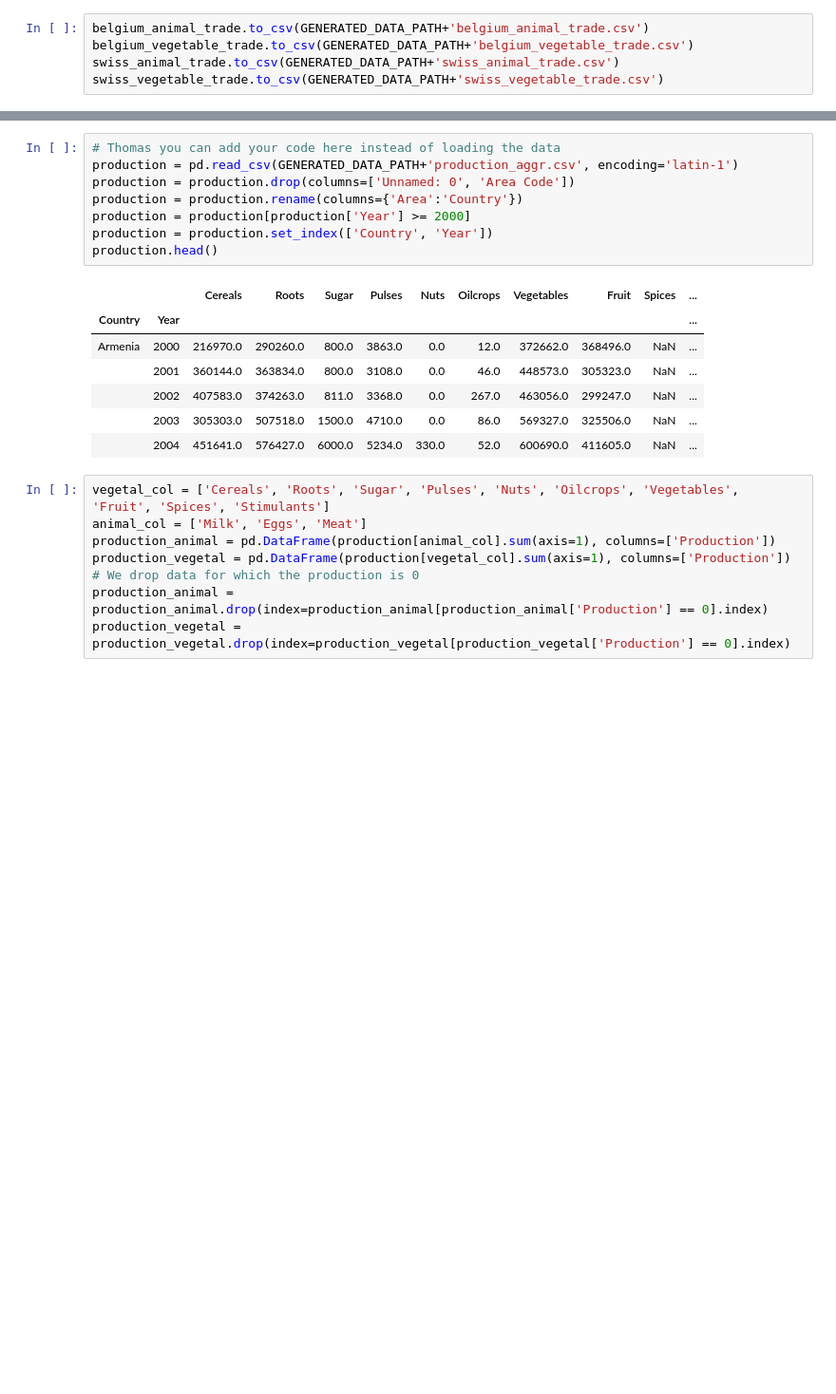
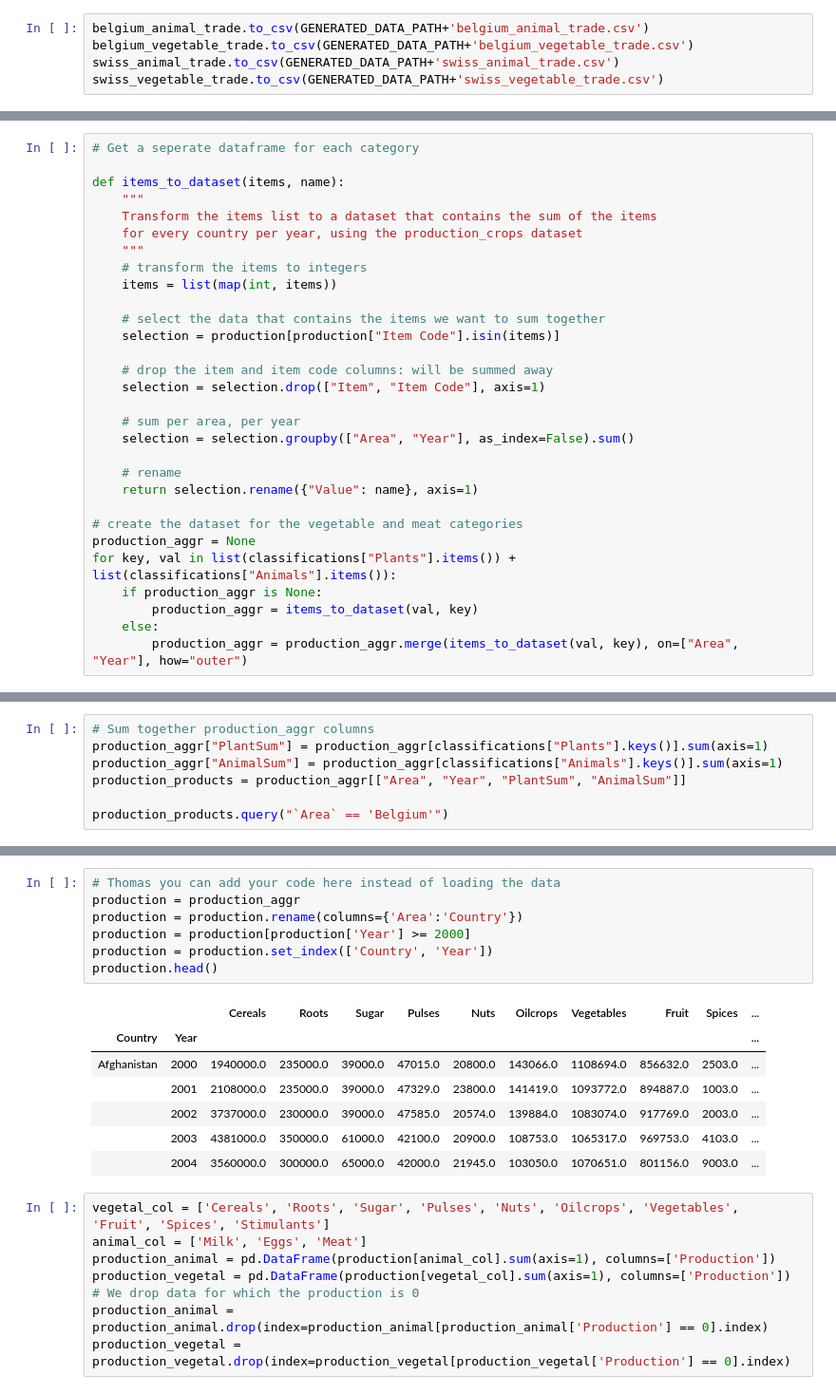
Before and after one commit to Lambo97/ADAProject, a Jupyter notebook: src/Milestone2.ipynb, the cells around one changed output, grey strips where cells are left out. Shown at 95% size. Cells and saved outputs as stored; diff of their text form; blank space fills up the shorter version.

Commit message:
Add production to milestone2 notebooke

```diff
--- a/src/Milestone2.ipynb
+++ b/src/Milestone2.ipynb
@@ -746,0 +917,30 @@ We now add the information about production
+# %%
+# Get a seperate dataframe for each category
+
+def items_to_dataset(items, name):
+    """
+    Transform the items list to a dataset that contains the sum of the items
+    for every country per year, using the production_crops dataset
+    """
+    # transform the items to integers
+    items = list(map(int, items))
+
+    # select the data that contains the items we want to sum together
+    selection = production[production["Item Code"].isin(items)]
+
+    # drop the item and item code columns: will be summed away
+    selection = selection.drop(["Item", "Item Code"], axis=1)
+
+    # sum per area, per year
+    selection = selection.groupby(["Area", "Year"], as_index=False).sum()
+
+    # rename
+    return selection.rename({"Value": name}, axis=1)
+
+# create the dataset for the vegetable and meat categories
+production_aggr = None
+for key, val in list(classifications["Plants"].items()) + list(classifications["Animals"].items()):
+    if production_aggr is None:
+        production_aggr = items_to_dataset(val, key)
+    else:
+        production_aggr = production_aggr.merge(items_to_dataset(val, key), on=["Area", "Year"], how="outer")
@@ -746,0 +960,7 @@ We now add the information about production
+# %%
+# Sum together production_aggr columns
+production_aggr["PlantSum"] = production_aggr[classifications["Plants"].keys()].sum(axis=1)
+production_aggr["AnimalSum"] = production_aggr[classifications["Animals"].keys()].sum(axis=1)
+production_products = production_aggr[["Area", "Year", "PlantSum", "AnimalSum"]]
+
+production_products.query("`Area` == 'Belgium'")
@@ -747,19 +1049,18 @@ We now add the information about production
 # %%
 # Thomas you can add your code here instead of loading the data
-production = pd.read_csv(GENERATED_DATA_PATH+'production_aggr.csv', encoding='latin-1')
-production = production.drop(columns=['Unnamed: 0', 'Area Code'])
+production = production_aggr
 production = production.rename(columns={'Area':'Country'})
 production = production[production['Year'] >= 2000]
 production = production.set_index(['Country', 'Year'])
 production.head()
 # %% [output]
 |  |  | Cereals | Roots | Sugar | Pulses | Nuts | Oilcrops | Vegetables | Fruit | Spices | ... |
 | Country | Year |  |  |  |  |  |  |  |  |  | ... |
-| Armenia | 2000 | 216970.0 | 290260.0 | 800.0 | 3863.0 | 0.0 | 12.0 | 372662.0 | 368496.0 | NaN | ... |
-|  | 2001 | 360144.0 | 363834.0 | 800.0 | 3108.0 | 0.0 | 46.0 | 448573.0 | 305323.0 | NaN | ... |
-|  | 2002 | 407583.0 | 374263.0 | 811.0 | 3368.0 | 0.0 | 267.0 | 463056.0 | 299247.0 | NaN | ... |
-|  | 2003 | 305303.0 | 507518.0 | 1500.0 | 4710.0 | 0.0 | 86.0 | 569327.0 | 325506.0 | NaN | ... |
-|  | 2004 | 451641.0 | 576427.0 | 6000.0 | 5234.0 | 330.0 | 52.0 | 600690.0 | 411605.0 | NaN | ... |
+| Afghanistan | 2000 | 1940000.0 | 235000.0 | 39000.0 | 47015.0 | 20800.0 | 143066.0 | 1108694.0 | 856632.0 | 2503.0 | ... |
+|  | 2001 | 2108000.0 | 235000.0 | 39000.0 | 47329.0 | 23800.0 | 141419.0 | 1093772.0 | 894887.0 | 1003.0 | ... |
+|  | 2002 | 3737000.0 | 230000.0 | 39000.0 | 47585.0 | 20574.0 | 139884.0 | 1083074.0 | 917769.0 | 2003.0 | ... |
+|  | 2003 | 4381000.0 | 350000.0 | 61000.0 | 42100.0 | 20900.0 | 108753.0 | 1065317.0 | 969753.0 | 4103.0 | ... |
+|  | 2004 | 3560000.0 | 300000.0 | 65000.0 | 42000.0 | 21945.0 | 103050.0 | 1070651.0 | 801156.0 | 9003.0 | ... |
 # %%
 vegetal_col = ['Cereals', 'Roots', 'Sugar', 'Pulses', 'Nuts', 'Oilcrops', 'Vegetables', 'Fruit', 'Spices', 'Stimulants']
 animal_col = ['Milk', 'Eggs', 'Meat']
```
Also changed, not shown: parts of 63 cells of this notebook.
